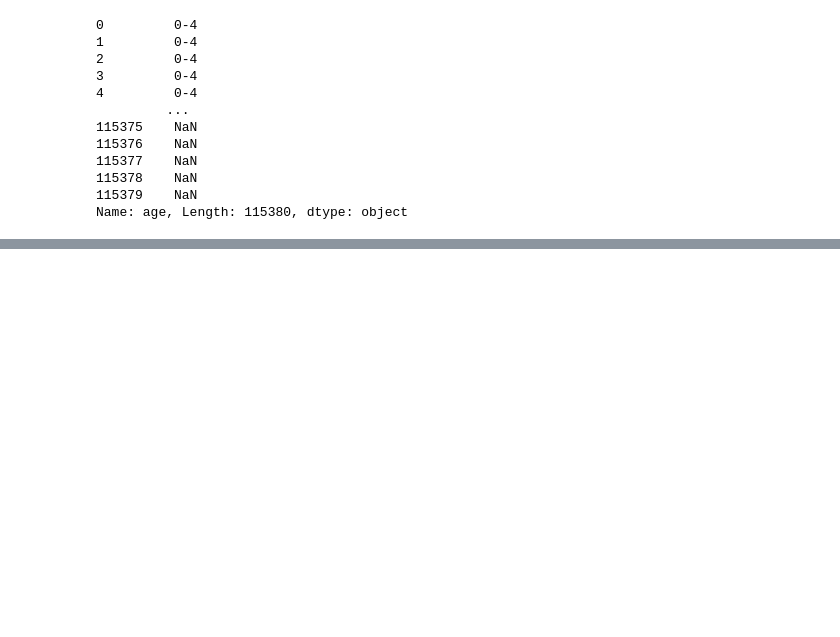
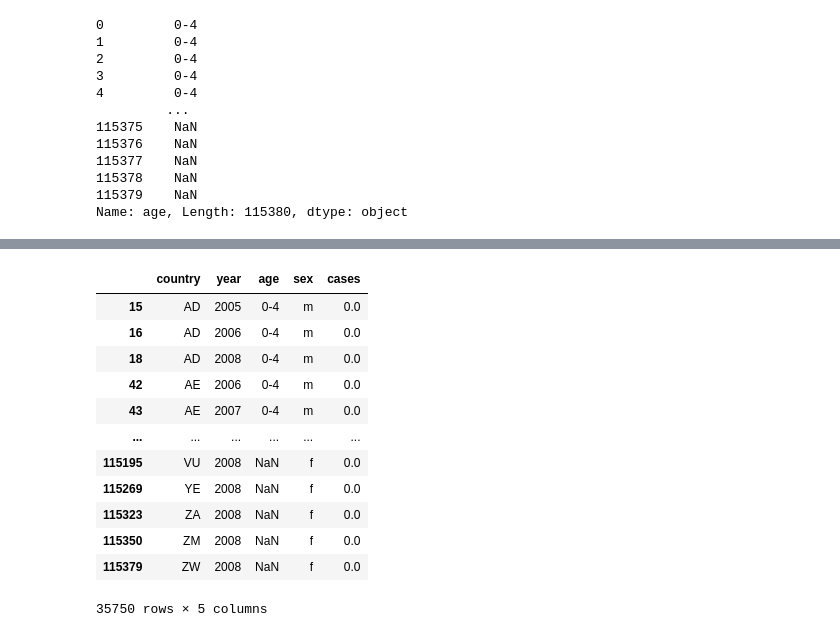
Before and after one commit to RyanLBuchanan/D206_Data_Cleaning, a Jupyter notebook: Learning_Resources/Python_Statistics_Essential_Training/Exercise Files/chapter2/02_05/challenge.ipynb, the cells around one changed output, grey strips where cells are left out. Drawn from its saved outputs; the diff is of its cells as text; code cells hidden in the pictures; blank space fills up the shorter version.

```diff
--- a/Learning_Resources/Python_Statistics_Essential_Training/Exercise Files/chapter2/02_05/challenge.ipynb
+++ b/Learning_Resources/Python_Statistics_Essential_Training/Exercise Files/chapter2/02_05/challenge.ipynb
@@ -255,0 +291,18 @@ Name: age, Length: 115380, dtype: object
+# %%
+final = final[['country', 'year', 'age', 'sex', 'cases']]
+# %%
+final
+# %% [output]
+|  | country | year | age | sex | cases |
+| 15 | AD | 2005 | 0-4 | m | 0.0 |
+| 16 | AD | 2006 | 0-4 | m | 0.0 |
+| 18 | AD | 2008 | 0-4 | m | 0.0 |
+| 42 | AE | 2006 | 0-4 | m | 0.0 |
+| 43 | AE | 2007 | 0-4 | m | 0.0 |
+| ... | ... | ... | ... | ... | ... |
+| 115195 | VU | 2008 | NaN | f | 0.0 |
+| 115269 | YE | 2008 | NaN | f | 0.0 |
+| 115323 | ZA | 2008 | NaN | f | 0.0 |
+| 115350 | ZM | 2008 | NaN | f | 0.0 |
+| 115379 | ZW | 2008 | NaN | f | 0.0 |
+35750 rows × 5 columns
```
Also changed, not shown: parts of 6 cells of this notebook, 3 other files.
